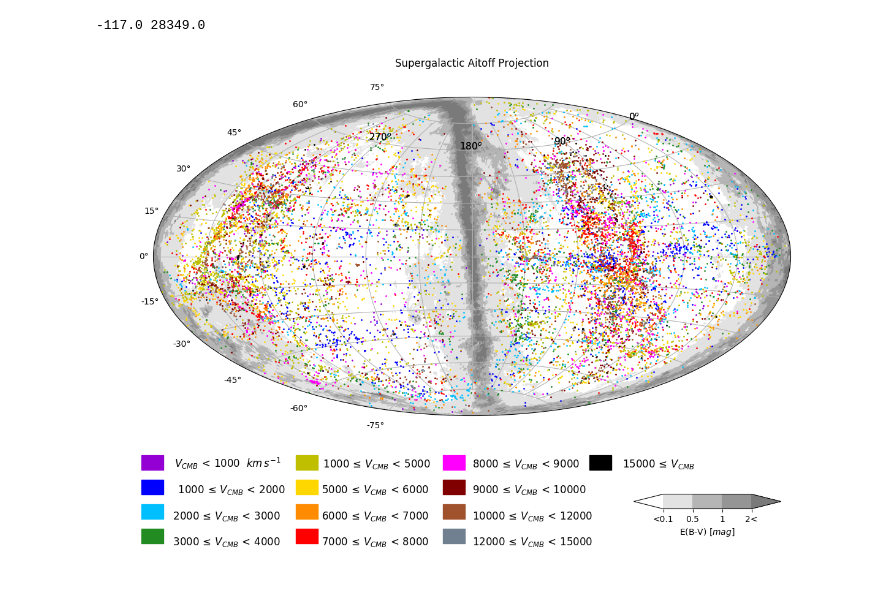
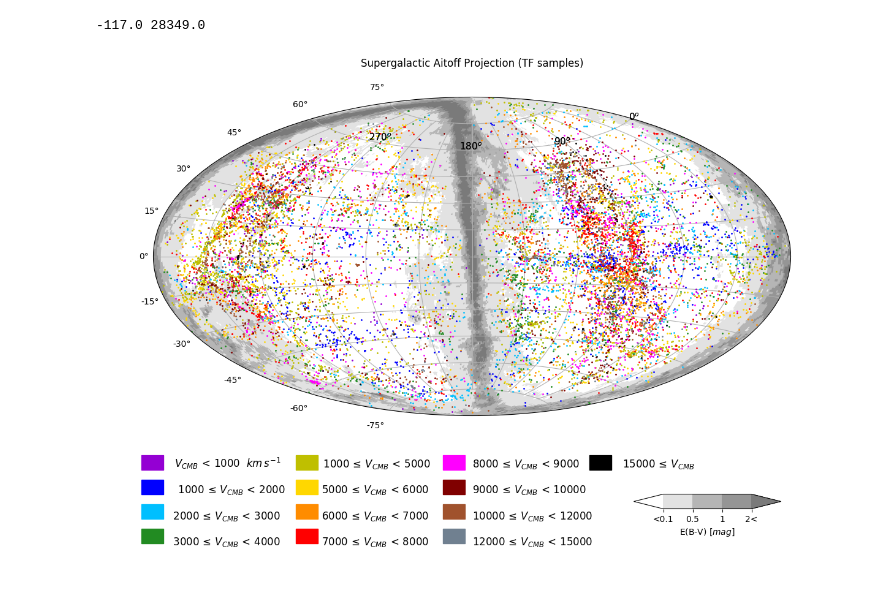
Before and after one commit to ekourkchi/CF4catalog, a Jupyter notebook: TF_aitoff.ipynb, the cells around one changed output. Cells and saved outputs as stored; diff of their text form; code cells hidden in the pictures.

```diff
--- a/TF_aitoff.ipynb
+++ b/TF_aitoff.ipynb
@@ -294,7 +302,7 @@ EBV = d['EBV']
 
 fig = plt.figure(figsize=(12, 8), dpi=100)
 ax = fig.add_subplot(111, projection="aitoff")
-plt.title("Supergalactic Aitoff Projection", y=1.08)
+plt.title("Supergalactic Aitoff Projection (TF samples)", y=1.08)
 ax.grid(True)
 ax.set_xticklabels([])
 plt.subplots_adjust(top=0.95, bottom=0.3, right=0.95, left=0.05)
@@ -438,33 +446,33 @@ cols = []
 bounds = [0,1,2,3]
 #cols.append(scalarMap.to_rgba(0))
 cols.append(scalarMap.to_rgba(1.0))
 cols.append(scalarMap.to_rgba(2.0))
 cols.append(scalarMap.to_rgba(2.5))
 #cols.append(scalarMap.to_rgba(3.0))
 
 
 
 cm = colors.ListedColormap(cols)
 
 cm.set_over(scalarMap.to_rgba(3.0))
 cm.set_under(scalarMap.to_rgba(0))
 
 cNorm  = colors.BoundaryNorm(bounds, cm.N)
 cbar = colorbar.ColorbarBase(ax3, cmap=cm, norm=cNorm, orientation='horizontal',ticks=bounds, boundaries=[-1]+bounds+[4],extend='both',extendfrac='auto')
 cbar.set_ticks(bounds)
 cbar.ax.tick_params(labelsize=10)
 cbar.ax.set_xticklabels(['<0.1','0.5','1','2<'])  # horizontal colorbar
 
 cbar.set_label('E(B-V) '+r'$[mag]$')
 ################################################################
 
 
 
 # ax.scatter(X, Y, color=colours, marker='.', s=3)
 
 for i, c in enumerate(colours):
     ax.plot([X[i]], [Y[i]], color=c, marker='.', ms=2)
 # %% [output]
-[figure, old version]
+[figure, new version]
 # %%
 len(colors), len(Velocity)
```
Also changed, not shown: parts of 3 cells of this notebook, 5 other files.
